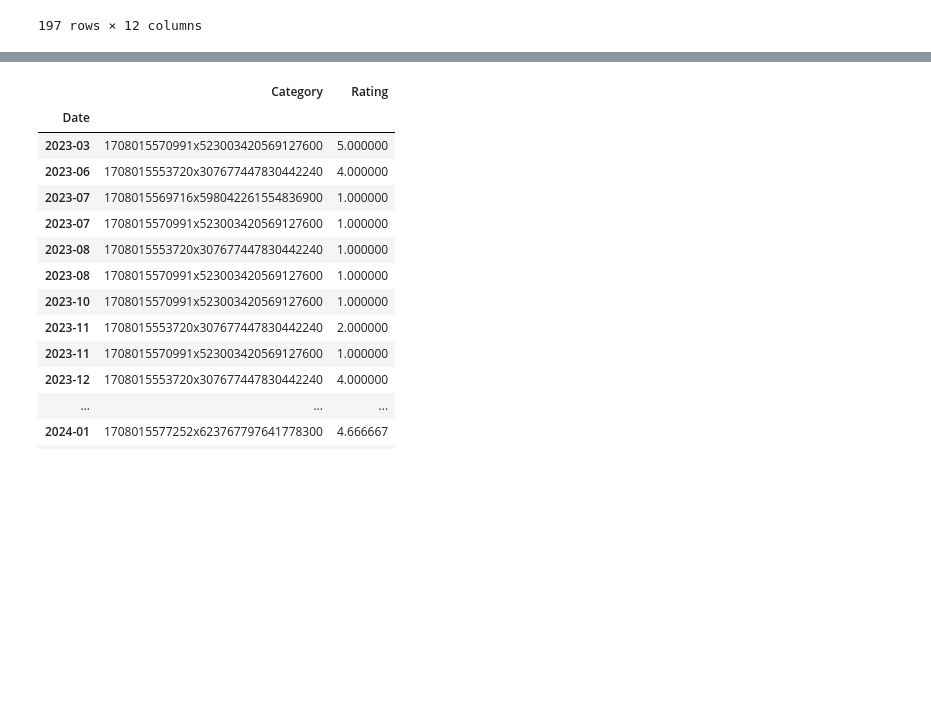
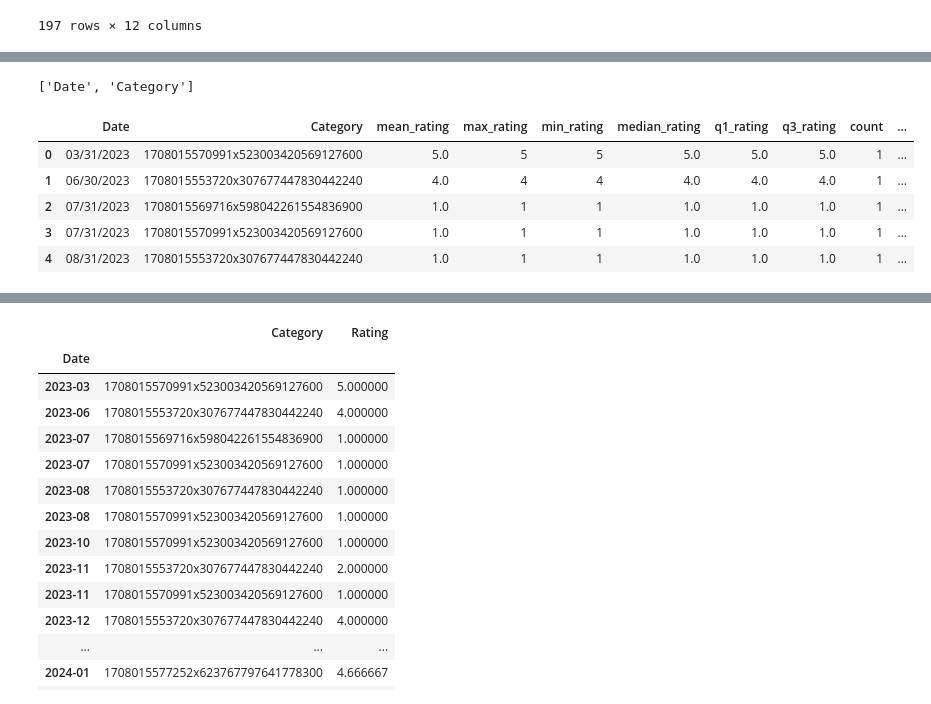
Before and after one commit to ArnaudGardille/Feedback-Analysis, a Jupyter notebook: insights_extraction_fr.ipynb, the cells around one changed output, grey strips where cells are left out. Cells and saved outputs as stored; diff of their text form; code cells hidden in the pictures; blank space fills up the shorter version.

```diff
--- a/insights_extraction_fr.ipynb
+++ b/insights_extraction_fr.ipynb
@@ -512,0 +557,73 @@ def group_stats(df, interval="M", groupby="Category"):
+# %%
+import pandas as pd
+
+def group_stats_and_rating_counts(df, interval="M", groupby="Category"):
+    """
+    Calculates various statistics (mean, max, count) and rating counts for each groupby variable
+    and interval in a DataFrame.
+
+    Args:
+        df (pd.DataFrame): The input DataFrame.
+        interval (str, optional): The time interval for grouping. Defaults to "M".
+        groupby (str, optional): The column to group by. Defaults to "Category".
+
+    Returns:
+        pd.DataFrame: The output DataFrame with additional columns for statistics and rating counts.
+    """
+
+    df["Date"] = pd.to_datetime(df["Date"])  # Ensure correct datetime format
+    added_columns = [groupby] if groupby is not None else []
+    added_columns += ["Category"] if groupby=="SubCategory" else []
+    groups = df.groupby([df["Date"].dt.to_period(interval)]+added_columns)
+
+    # Calculate mean, max, and total count using agg
+    statistics = groups.agg(
+        mean_rating=("Rating", "mean"),
+        max_rating=("Rating", "max"),
+        min_rating=("Rating", "min"),
+        median_rating=("Rating", "median"),
+        q1_rating = ("Rating", lambda x: np.quantile(x, 0.25)),
+        q3_rating = ("Rating", lambda x: np.quantile(x, 0.75)),
+        count=("Rating", "count")
+    ).reset_index()
+
+    # Calculate rating counts using value_counts() within a loop
+    rating_counts = []
+    for name, group in groups:
+        rating_counts.append(group["Rating"].value_counts().rename(name))
+
+    # Combine rating counts into a single DataFrame
+    rating_counts_df = pd.concat(rating_counts, axis=1).fillna(0)
+
+    multi_index = ["Date"] + added_columns
+    merged_df = pd.concat([statistics.set_index(multi_index), rating_counts_df.T], axis=1)
+    # Merge statistics and rating counts
+    #merged_df = pd.merge(statistics, rating_counts_df, on=[name[0], groupby])
+
+    #display_format = "%Y"
+    #display_format += "-%m" if interval != "Y" else ""
+    #display_format += "-%d" if interval != "M" else ""
+    display_format = "%m/%d/%Y"
+
+    print(multi_index)
+    merged_df = merged_df.reset_index(names=multi_index)
+
+    merged_df["Date"] = merged_df["Date"].apply(lambda x:x.strftime(display_format))
+    #merged_df["Date"] = merged_df["Date"].apply(lambda x:x.to_timestamp(interval))
+    merged_df["Period"] = interval
+    merged_df["Grouped by"] = groupby
+    return merged_df
+
+# Example usage
+df = aspects_df  # Load your DataFrame
+#statistics, rating_counts_df = group_stats_and_rating_counts(df)
+statistics_and_counts = group_stats_and_rating_counts(df, interval="M", groupby="Category")
+statistics_and_counts.head()
+# %% [output]
+['Date', 'Category']
+|  | Date | Category | mean_rating | max_rating | min_rating | median_rating | q1_rating | q3_rating | count | ... |
+| 0 | 03/31/2023 | 1708015570991x523003420569127600 | 5.0 | 5 | 5 | 5.0 | 5.0 | 5.0 | 1 | ... |
+| 1 | 06/30/2023 | 1708015553720x307677447830442240 | 4.0 | 4 | 4 | 4.0 | 4.0 | 4.0 | 1 | ... |
+| 2 | 07/31/2023 | 1708015569716x598042261554836900 | 1.0 | 1 | 1 | 1.0 | 1.0 | 1.0 | 1 | ... |
+| 3 | 07/31/2023 | 1708015570991x523003420569127600 | 1.0 | 1 | 1 | 1.0 | 1.0 | 1.0 | 1 | ... |
+| 4 | 08/31/2023 | 1708015553720x307677447830442240 | 1.0 | 1 | 1 | 1.0 | 1.0 | 1.0 | 1 | ... |
```
Also changed, not shown: parts of 6 cells of this notebook.
